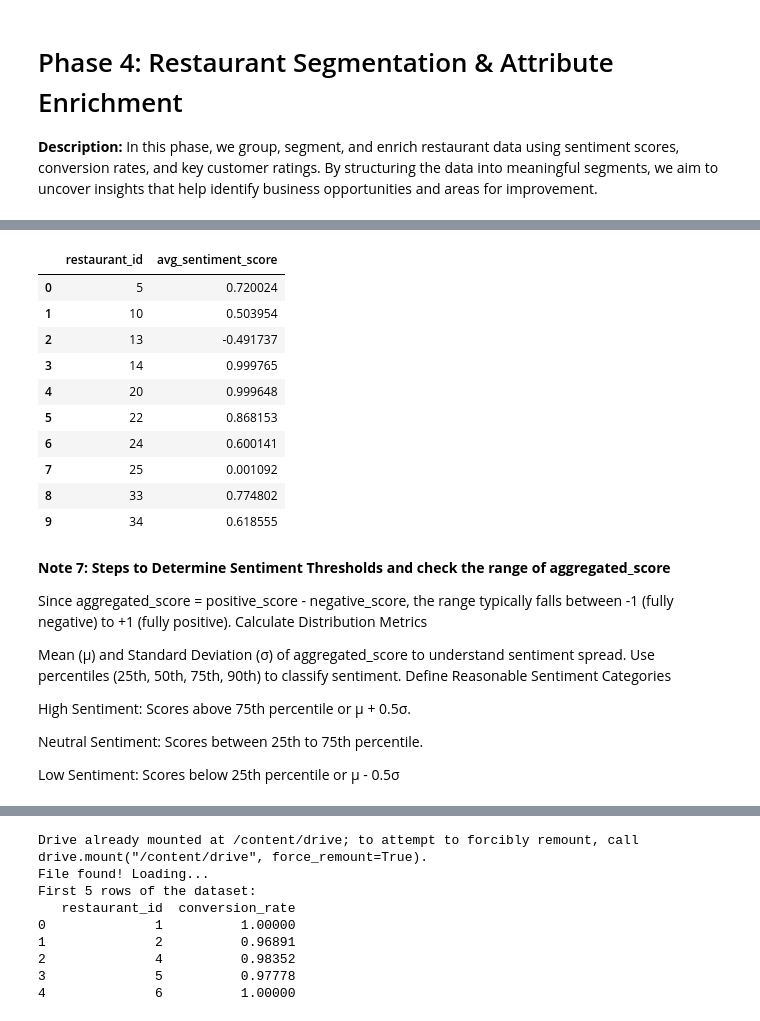
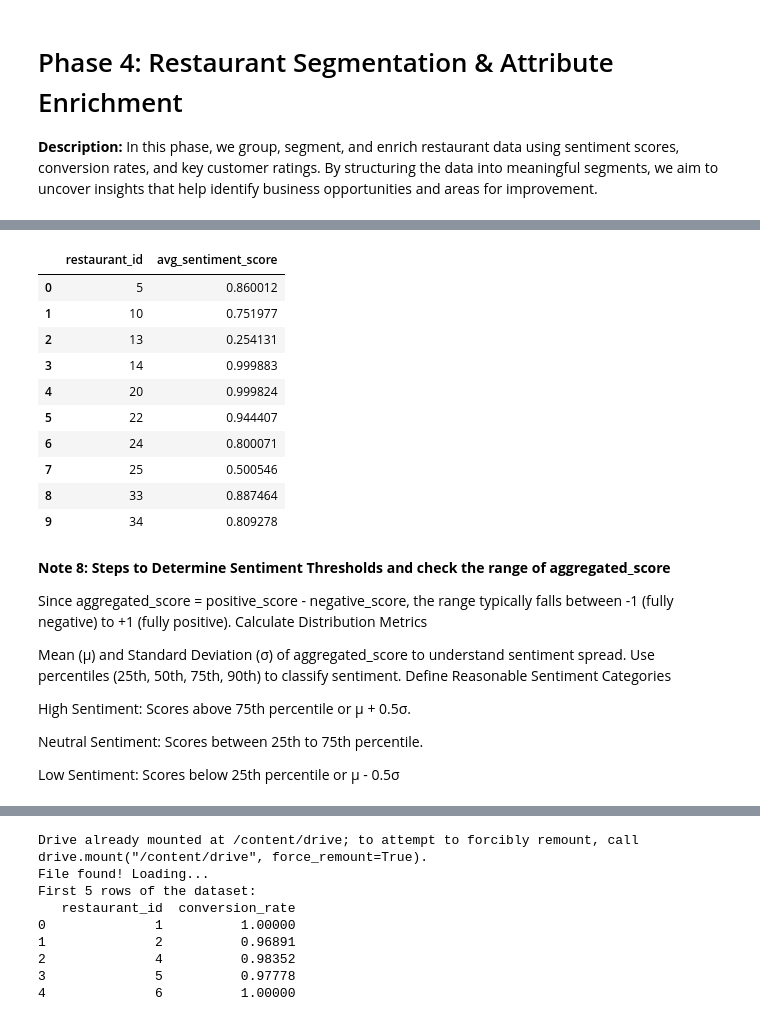
Before and after one commit to VuDucCong18/Work-Project, a Jupyter notebook: Sentiment_Analysis.ipynb, the cells around one changed output, grey strips where cells are left out. Saved outputs shown, nothing was run; the diff lists cells and outputs as text; code cells hidden in the pictures.

```diff
--- a/Sentiment_Analysis.ipynb
+++ b/Sentiment_Analysis.ipynb
@@ -646,9 +625,9 @@ tokenizer = AutoTokenizer.from_pretrained(MODEL_NAME)
 device = "cuda" if torch.cuda.is_available() else "cpu"
 model = AutoModelForSequenceClassification.from_pretrained(MODEL_NAME).to(device)
 
-# Function for Batch Sentiment Classification (Returns Scores & Aggregated Score)
+# Function for Batch Sentiment Classification (Returns Sentiment Labels & Scores)
 def classify_sentiment_batch(texts):
-    """Predicts sentiment for a batch of reviews and computes an aggregated score."""
+    """Predicts sentiment for a batch of reviews."""
 
     # Tokenize batch of texts at once (efficient processing)
     inputs = tokenizer(texts, return_tensors="pt", truncation=True, padding=True, max_length=512).to(device)
@@ -657,59 +636,51 @@ def classify_sentiment_batch(texts):
         outputs = model(**inputs)
         probabilities = torch.nn.functional.softmax(outputs.logits, dim=-1)
 
-    # Extract sentiment labels & scores for the entire batch
+    # Extract sentiment labels & scores
     sentiment_labels = []
     positive_scores = []
     negative_scores = []
-    aggregated_scores = []
 
     for prob in probabilities:
         negative_score = prob[0].item()
         positive_score = prob[1].item()
 
-        # Compute aggregated score: (positive - negative)
-        aggregated_score = positive_score - negative_score
-
         # Store values
         positive_scores.append(positive_score)
         negative_scores.append(negative_score)
-        aggregated_scores.append(aggregated_score)
 
-        # Assign sentiment labels
+        # Assign sentiment labels based on positive score
         if positive_score > 0.6:
             sentiment_labels.append(1)  # Positive
-        elif negative_score > 0.6:
+        elif 0.4 <= positive_score <= 0.6:
+            sentiment_labels.append(0)  # Neutral
+        else:
             sentiment_labels.append(-1)  # Negative
-        else:
-            sentiment_labels.append(0)  # Neutral
 
-    return sentiment_labels, positive_scores, negative_scores, aggregated_scores
+    return sentiment_labels, positive_scores, negative_scores
 
-# Apply Sentiment Classification in True Batches
+# Apply Sentiment Classification in Batches
 batch_size = 32
-reviews = df_selected["cleaned_review"].tolist()
+reviews = df_selected_filtered["cleaned_review"].tolist()
 
 # Process in batches
 sentiment_labels = []
 positive_scores = []
 negative_scores = []
-aggregated_scores = []
 
 for i in tqdm(range(0, len(reviews), batch_size), desc="Processing Sentiment Batches"):
     batch = reviews[i : i + batch_size]
-    batch_labels, batch_pos_scores, batch_neg_scores, batch_agg_scores = classify_sentiment_batch(batch)
+    batch_labels, batch_pos_scores, batch_neg_scores = classify_sentiment_batch(batch)
 
     sentiment_labels.extend(batch_labels)
     positive_scores.extend(batch_pos_scores)
     negative_scores.extend(batch_neg_scores)
-    aggregated_scores.extend(batch_agg_scores)
 
 # Store Results in DataFrame
-df_selected["sentiment_label"] = sentiment_labels
-df_selected["positive_score"] = positive_scores
-df_selected["negative_score"] = negative_scores
-df_selected["aggregated_score"] = aggregated_scores  # New column
+df_selected_filtered["sentiment_label"] = sentiment_labels
+df_selected_filtered["positive_score"] = positive_scores
+df_selected_filtered["negative_score"] = negative_scores
 
 # Display Sample Results
-print(df_selected[["cleaned_review", "sentiment_label", "positive_score", "negative_score", "aggregated_score"]].head(20))
+print(df_selected_filtered[["cleaned_review", "sentiment_label", "positive_score", "negative_score"]].head(20))
 # %% [output]
@@ -784,23 +867,23 @@ df_selected[df_selected['restaurant_id'] == 10]
 | 54353 | 78409 | 284244 | 771841 | บริการdddddddมากกก | 5 | 2021-03-07 14:09:39 | 2021-11-12 10:54:15 | 10 | 2021 | ... |
 # %%
 #Create a new dataframe and Rename the aggregated_score to avg_score in analysis_df
-analysis_df = df_selected.groupby('restaurant_id', as_index=False)['aggregated_score'].mean()
-analysis_df = analysis_df.rename(columns={"aggregated_score": "avg_sentiment_score"})
+analysis_df = df_selected_filtered.groupby('restaurant_id', as_index=False)['positive_score'].mean()
+analysis_df = analysis_df.rename(columns={"positive_score": "avg_sentiment_score"})
 analysis_df.head(10)
 # %% [output]
 |  | restaurant_id | avg_sentiment_score |
-| 0 | 5 | 0.720024 |
-| 1 | 10 | 0.503954 |
-| 2 | 13 | -0.491737 |
-| 3 | 14 | 0.999765 |
-| 4 | 20 | 0.999648 |
-| 5 | 22 | 0.868153 |
-| 6 | 24 | 0.600141 |
-| 7 | 25 | 0.001092 |
-| 8 | 33 | 0.774802 |
-| 9 | 34 | 0.618555 |
+| 0 | 5 | 0.860012 |
+| 1 | 10 | 0.751977 |
+| 2 | 13 | 0.254131 |
+| 3 | 14 | 0.999883 |
+| 4 | 20 | 0.999824 |
+| 5 | 22 | 0.944407 |
+| 6 | 24 | 0.800071 |
+| 7 | 25 | 0.500546 |
+| 8 | 33 | 0.887464 |
+| 9 | 34 | 0.809278 |
 # %% [markdown]
-**Note 7: Steps to Determine Sentiment Thresholds and check the range of aggregated_score**
+**Note 8: Steps to Determine Sentiment Thresholds and check the range of aggregated_score**
 
 Since aggregated_score = positive_score - negative_score, the range typically falls between -1 (fully negative) to +1 (fully positive).
 Calculate Distribution Metrics
```
Also changed, not shown: parts of 33 cells of this notebook.
